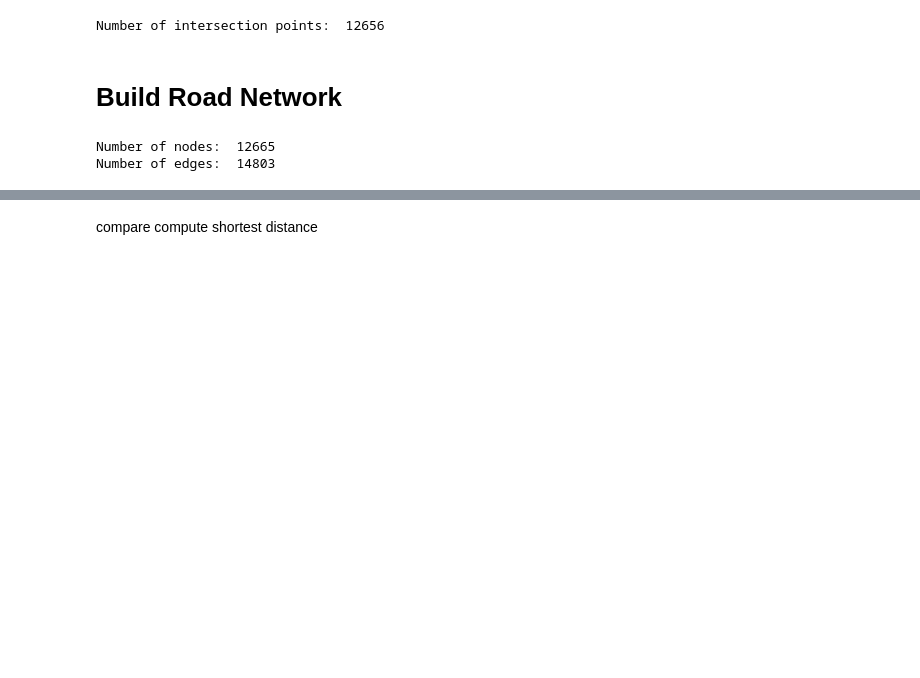
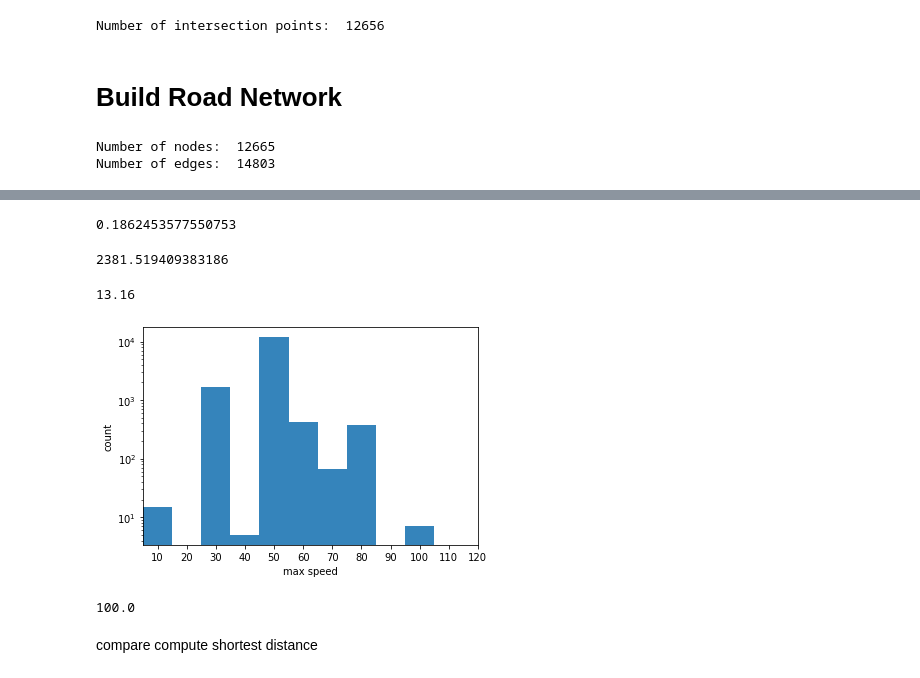
Before and after one commit to fatcatZF/TrafficFlowOptimization, a Jupyter notebook: Road Data Process.ipynb, the cells around one changed output, grey strips where cells are left out. Cells and saved outputs as stored; diff of their text form; code cells hidden in the pictures; blank space fills up the shorter version.

```diff
--- a/Road Data Process.ipynb
+++ b/Road Data Process.ipynb
@@ -261,3 +265,38 @@ maxspeed_edge = test.edge_properties["maxspeed"]
+# %%
+hdistances = [edge_hdistance[e] for e in list(test.edges())]
+sum(hdistances)/len(hdistances)
+# %% [output]
+0.1862453577550753
+# %%
+C = (20000)/(0.19*22.1*2)
+C
+# %% [output]
+2381.519409383186
+# %%
+31584/(48*25*2)
+# %% [output]
+13.16
+# %%
+edge_maxspeed = test.edge_properties["maxspeed"]
+# %%
+maxspeeds = [edge_maxspeed[e] for e in edges]
+# %%
+import matplotlib.pyplot as plt
+bins = np.arange(10,130,10)-5
+fig,ax = plt.subplots()
+ax.set_xlim([min(maxspeeds)-5, max(maxspeeds)+5])
+ax.hist(maxspeeds, bins=bins, alpha=0.9)
+ax.set_yscale("log")
+ax.set_xticks(np.arange(10,130,10))
+ax.set_xlabel("max speed")
+ax.set_ylabel("count")
+plt.show()
+# %% [output]
+[figure, added]
+# %%
+max(maxspeeds)
+# %% [output]
+100.0
 # %% [markdown]
 compare compute shortest distance
 # %%
```
Also changed, not shown: parts of 6 cells of this notebook, 1 other file.
